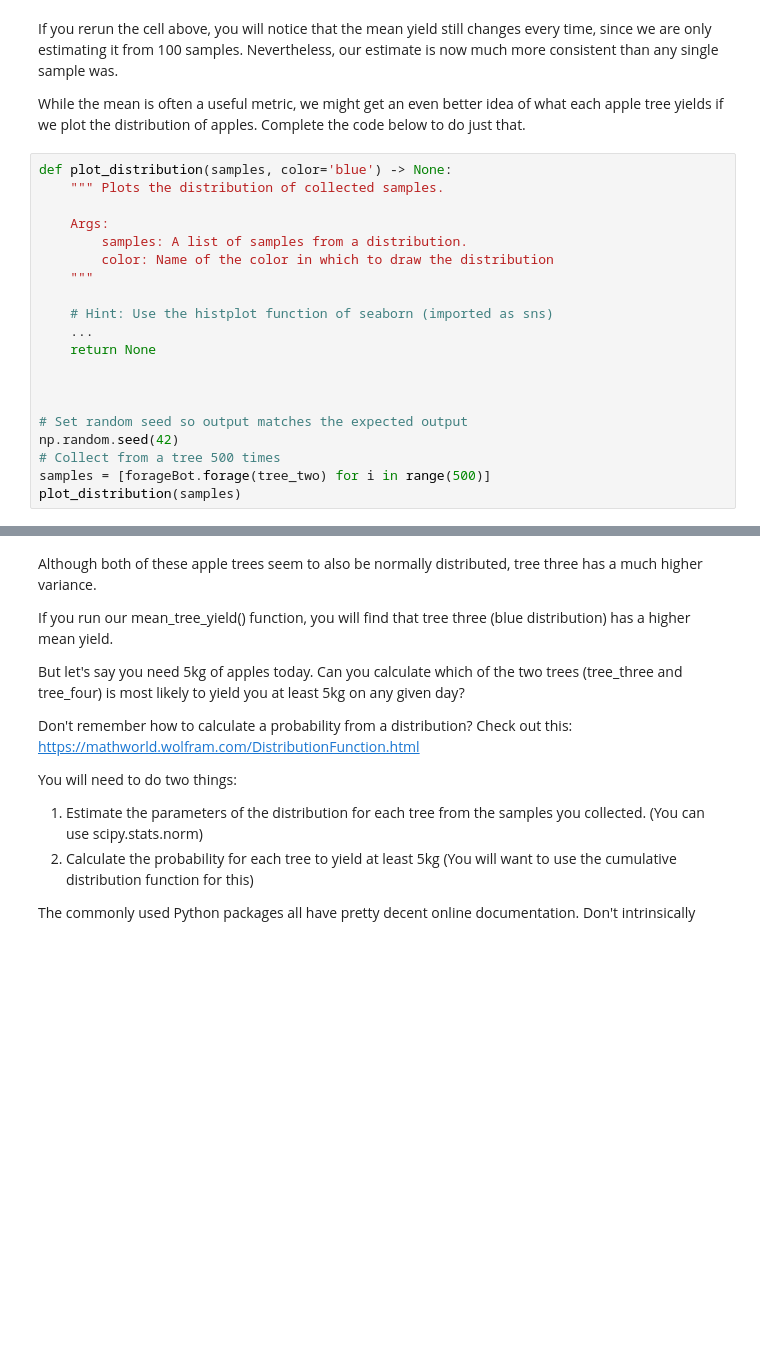
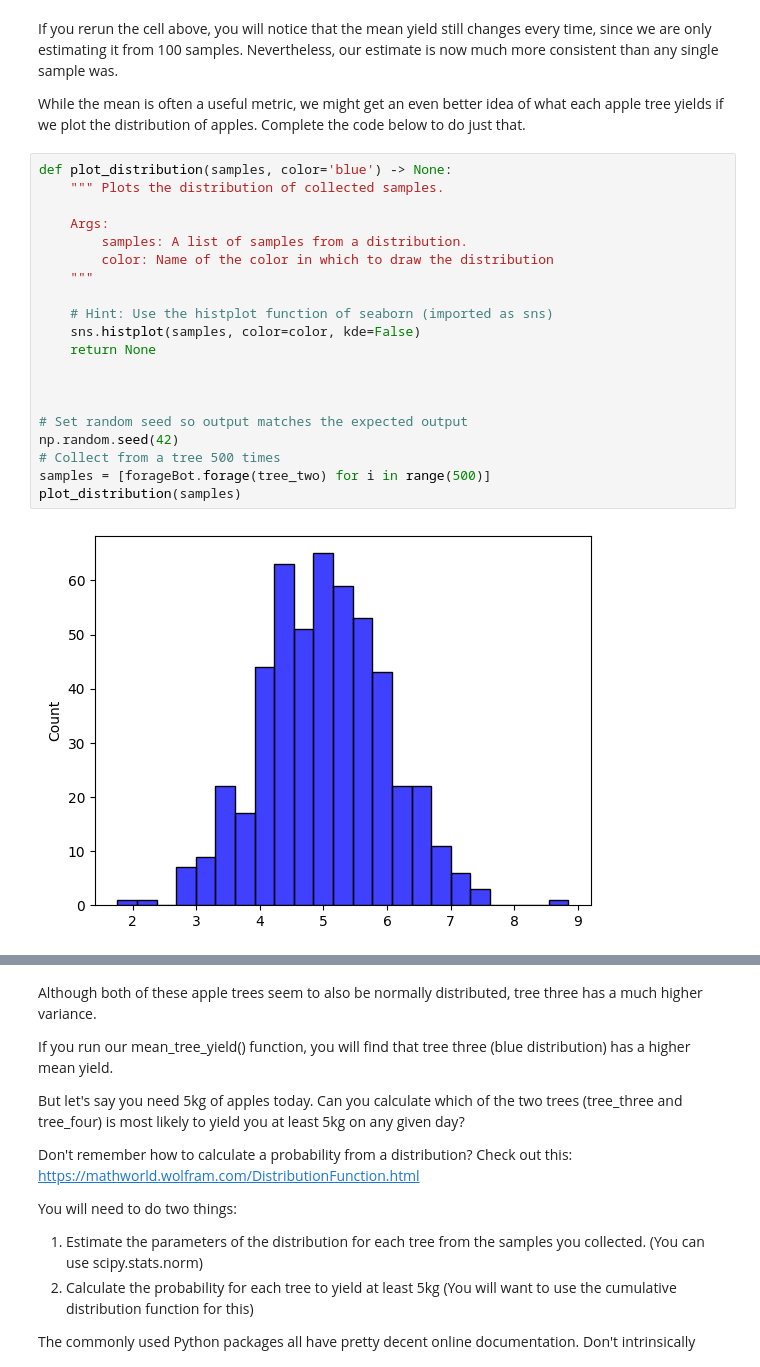
Before and after one commit to jo-n-cas/computational-thinking-week-individual-15777367, a Jupyter notebook: challenge_foraging/challenge_foraging_robot.ipynb, the cells around one changed output, grey strips where cells are left out. Saved outputs shown, nothing was run; the diff lists cells and outputs as text; blank space fills up the shorter version.

```diff
--- a/challenge_foraging/challenge_foraging_robot.ipynb
+++ b/challenge_foraging/challenge_foraging_robot.ipynb
@@ -105,23 +105,25 @@ While the mean is often a useful metric, we might get an even better idea of wha
 # %%
 def plot_distribution(samples, color='blue') -> None:
     """ Plots the distribution of collected samples.
 
     Args:
         samples: A list of samples from a distribution.
         color: Name of the color in which to draw the distribution
     """
 
     # Hint: Use the histplot function of seaborn (imported as sns)
-    ...
+    sns.histplot(samples, color=color, kde=False)
     return None
 
 
 
 # Set random seed so output matches the expected output
 np.random.seed(42)
 # Collect from a tree 500 times
 samples = [forageBot.forage(tree_two) for i in range(500)]
 plot_distribution(samples)
+# %% [output]
+[figure, added]
 # %% [markdown]
 You should generate this image:
 
```
Also changed, not shown: parts of 9 cells of this notebook, 3 other files.
